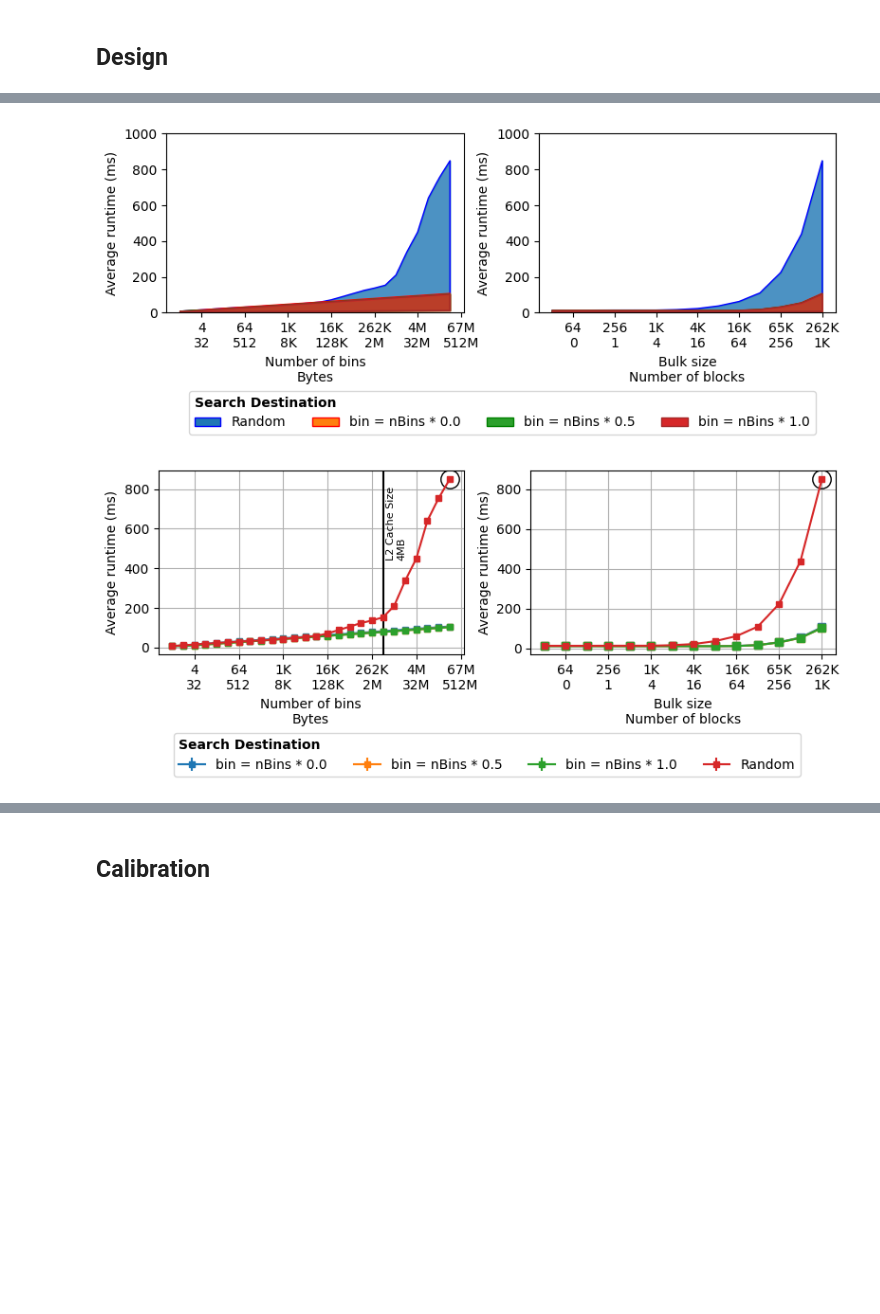
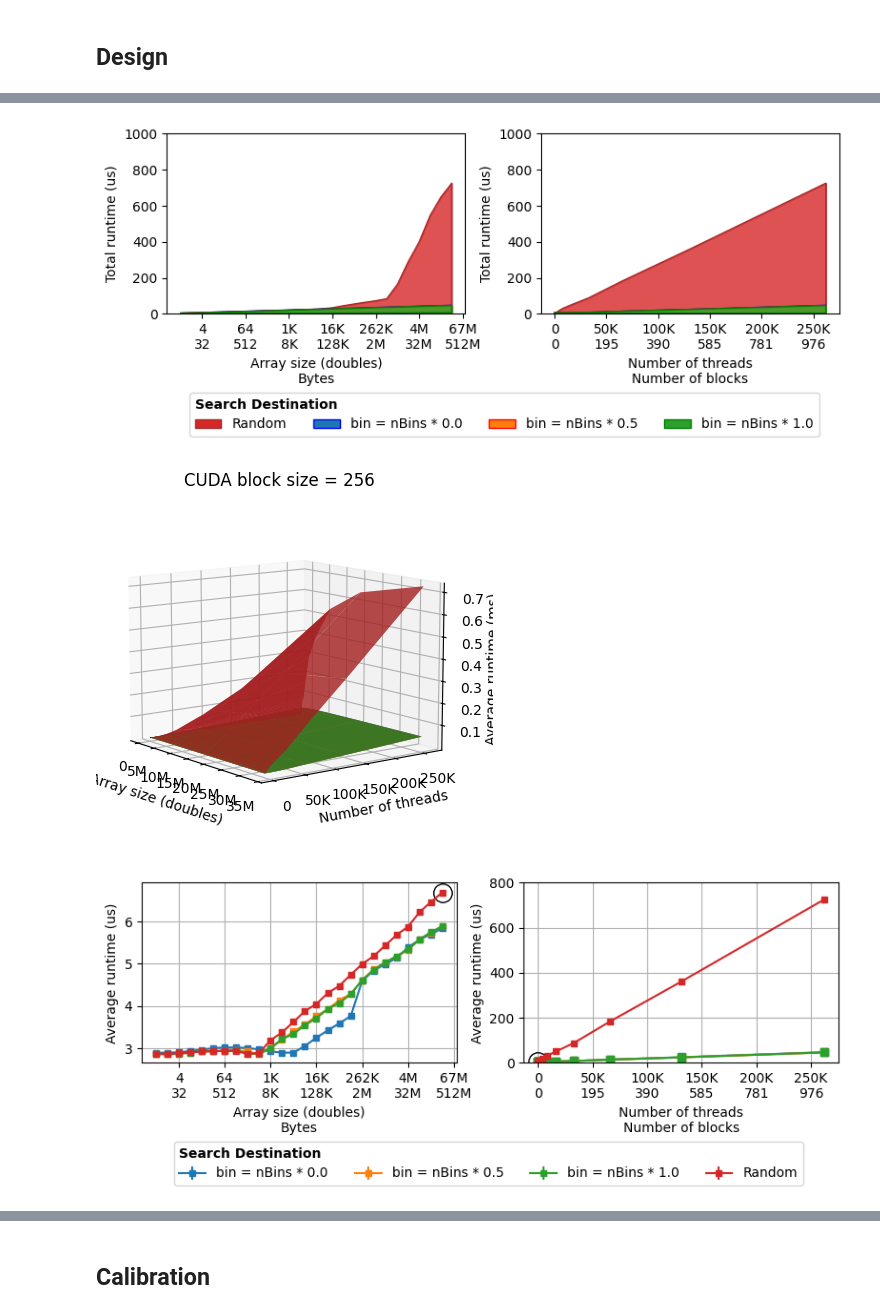
Before and after one commit to jolly-chen/msc-project, a Jupyter notebook: gpu-synchronous/validation-das6.ipynb, the cells around one changed output, grey strips where cells are left out. Cells and saved outputs as stored; diff of their text form; code cells hidden in the pictures; blank space fills up the shorter version.

```diff
--- a/gpu-synchronous/validation-das6.ipynb
+++ b/gpu-synchronous/validation-das6.ipynb
@@ -675,7 +804,7 @@ selected_size = 33554432
 selected_bulksize = 32768
 selected_blocksize = 256
 selected_val = 0
-unit = "ms"
+unit = "us"
 rep  = bsbm_mean["repetitions"].values[0]
 
 # fig = plt.figure(figsize=(8, 3))
@@ -688,7 +817,7 @@ for xi, xname in enumerate(["nbins" , "bulksize"]):
     avg = bsbm_mean.loc[arg]
     std = bsbm_std.loc[arg]
 
-    X = sorted(avg[xname].unique())
+    X = avg[xname].unique()
     ymax = []; ymin = []
     norm =  unit_to_unit_factor(bsbm_mean["time_unit"].values[0], unit) / rep
     for bki, bks in enumerate(X):
@@ -696,7 +825,7 @@ for xi, xname in enumerate(["nbins" , "bulksize"]):
         ymax.append(avg.loc[avg[xname] == bks]["real_time"].max() * norm)
 
     Z = avg["real_time"] * unit_to_unit_factor(bsbm_mean["time_unit"].values[0], unit) / rep
-    fill_between_edges(ax, X, ymin, ymax, colors[0], ecolors[0], label=f"Random")
+    fill_between_edges(ax, X, ymin, ymax, colors[3], ecolors[3], label=f"Random")
 
     for di, dest in enumerate(bsbm_mean.loc[bsbm_mean["func_name"] == "BinarySearchGPUConstant"]["param_3"].unique()):
         arg = ((bsbm_mean["func_name"] == "BinarySearchGPUConstant")
@@ -706,7 +835,7 @@ for xi, xname in enumerate(["nbins" , "bulksize"]):
         avg = bsbm_mean.loc[arg]
         std = bsbm_std.loc[arg]
 
-        X = sorted(avg[xname].unique())
+        X = avg[xname].unique()
         ymax = []; ymin = []
         norm =  unit_to_unit_factor(bsbm_mean["time_unit"].values[0], unit) / rep
         for bki, bks in enumerate(X):
@@ -714,18 +843,17 @@ for xi, xname in enumerate(["nbins" , "bulksize"]):
             ymax.append(avg.loc[avg[xname] == bks]["real_time"].max() * norm)
 
         Z = avg["real_time"] * unit_to_unit_factor(bsbm_mean["time_unit"].values[0], unit) / rep
-        fill_between_edges(ax, X, ymin, ymax, colors[di+1], ecolors[di+1], label=f"bin = nBins * {int(dest)/4.}")
+        fill_between_edges(ax, X, ymin, ymax, colors[di], ecolors[di], label=f"bin = nBins * {int(dest)/4.}")
 
     if xname == "nbins":
-        ax.set_xlabel("Number of bins\nBytes")
+        ax.set_xlabel("Array size (doubles)\nBytes")
         ax.set_xscale("log", base=2)
         ax.xaxis.set_major_formatter(ticker.FuncFormatter(lambda x, _: f"{human_readable(int(x))}\n{human_readable(int(x)*8, bytes=True)}"))
     else:
-        ax.set_xlabel("Bulk size\nNumber of blocks")
-        ax.set_xscale("log", base=2)
+        ax.set_xlabel("Number of threads\nNumber of blocks")
         ax.xaxis.set_major_formatter(ticker.FuncFormatter(lambda x, pos: f"{human_readable(int(x))}\n{human_readable(x/selected_blocksize)}"))
-
-    ax.set_ylabel(f"Average runtime ({unit})")
+        # ax.plot(avg[xname].unique(), sorted(avg[xname].unique()))
+    ax.set_ylabel(f"Total runtime ({unit})")
     # ax.yaxis.set_major_formatter(ticker.FuncFormatter(lambda x, _: f"{human_readable(int(x))}"))
     # ax.set_yscale("log", base=2)
     ax.set_ylim(0, 1000)
@@ -741,15 +869,17 @@ plt.savefig(figname, format="pdf", bbox_inches='tight')
 # fig.subplots_adjust(wspace=0.02, hspace=-0.4)
 plt.show();
 # %% [output]
-[figure, old version]
+[figure, new version]
 # %%
 ## figname = "../../images/gpu_binsearch_mb.pdf"
 
-selected_size = 33554432
-selected_bulksize = 32768*8
+selected_nbins = 33554432
+# selected_nbins = 1
+# selected_bulksize = 32768*8
+selected_bulksize = 32
 selected_blocksize = 256
 selected_val = 0
-unit = "ms"
+unit = "us"
 rep  = bsbm_mean["repetitions"].values[0]
 norm = unit_to_unit_factor(bsbm_mean["time_unit"].values[0], unit) / rep
 
@@ -783,20 +913,20 @@ plt.errorbar(avg["nbins"],
             )
 
 
-plt.plot(selected_size,
-         avg.loc[avg["nbins"] == selected_size]["real_time"] * norm,
+plt.plot(selected_nbins,
+         avg.loc[avg["nbins"] == selected_nbins]["real_time"] * norm,
          'ok', ms=14, markerfacecolor="None",)
 
-plt.xlabel("Number of bins\nBytes")
+plt.xlabel("Array size (doubles)\nBytes")
 plt.xscale("log", base=2)
 ax.xaxis.set_major_formatter(ticker.FuncFormatter(lambda x, _: f"{human_readable(int(x))}\n{human_readable(int(x)*8, bytes=True)}"))
 plt.ylabel(f"Average runtime ({unit})")
 # plt.yscale("symlog")
-# plt.ylim([3.5, 8])
+# plt.ylim([0, 800])
 plt.grid()
 
-plt.axvline(x=a4000_l2_size/8, c="k")
-plt.text(a4000_l2_size/8*1.2, 450, f'L2 Cache Size\n{human_readable(a4000_l2_size, bytes=True)}B',rotation=90, fontsize=8)
+# plt.axvline(x=a4000_l2_size/8, c="k")
+# plt.text(a4000_l2_size/8*1.2, 450, f'L2 Cache Size\n{human_readable(a4000_l2_size, bytes=True)}B',rotation=90, fontsize=8)
 
 #############
 
@@ -804,7 +934,7 @@ ax = plt.subplot(122)
 for di, dest in enumerate(bsbm_mean.loc[bsbm_mean["func_name"] == "BinarySearchGPUConstant"]["param_3"].unique()):
     arg = ((bsbm_mean["func_name"] == "BinarySearchGPUConstant")
            &  (bsbm_mean["param_3"] == dest)
-           & (bsbm_mean["nbins"] == selected_size)
+           & (bsbm_mean["nbins"] == selected_nbins)
            & (bsbm_mean["blocksize"] == selected_blocksize))
     avg = bsbm_mean.loc[arg]
     std = bsbm_std.loc[arg]
@@ -813,38 +943,39 @@ for di, dest in enumerate(bsbm_mean.loc[bsbm_mean["func_name"] == "BinarySearchG
                  marker="s",
                  # label=f"v = {int(dest)/4.}"
                 )
 arg = ((bsbm_mean["func_name"] == selected_func)
-       & (bsbm_mean["nbins"] == selected_size)
+       & (bsbm_mean["nbins"] == selected_nbins)
        & (bsbm_mean["blocksize"] == selected_blocksize))
 avg = bsbm_mean.loc[arg]
 std = bsbm_std.loc[arg]
 plt.errorbar(avg["bulksize"], avg["real_time"]  * norm,
              yerr=std["real_time"] * norm, **bm_style,
              # label=f"v = {int(dest)/4.}"
             )
 
 plt.plot(selected_bulksize,
             avg.loc[avg["bulksize"] == selected_bulksize]["real_time"] * norm ,
             'ok', ms=14, markerfacecolor="None",)
 
-plt.xlabel("Bulk size\nNumber of blocks")
-plt.xscale("log", base=2)
+plt.xlabel("Number of threads\nNumber of blocks")
+# plt.xscale("log", base=2)
 ax.xaxis.set_major_formatter(ticker.FuncFormatter(lambda x, pos: f"{human_readable(int(x))}\n{human_readable(x/selected_blocksize)}"))
 # secax = ax.secondary_xaxis('bottom')
 # secax.set_xlabel('period [s]')
 
 plt.ylabel(f"Average runtime ({unit})")
 # plt.yscale("symlog")
-# plt.ylim([3.5, 8])
+plt.ylim([0, 800])
 
 plt.grid()
 plt.tight_layout()
 fig.legend(title="Search Destination",alignment="left", title_fontproperties={'weight':'bold'},
            loc='lower left', bbox_to_anchor=(.1, -0.15), ncols=4)
 plt.savefig(figname, format="pdf", bbox_inches='tight')
 plt.show();
 # %% [output]
-[figure, old version]
+[figure, new version]
+[figure, added]
 # %%
 average = True; figname = f"../../images/gpu_binsearch_mb{('_avg' if average else '')}.pdf"
 selected_size = 33554432
```
Also changed, not shown: parts of 62 cells of this notebook.
